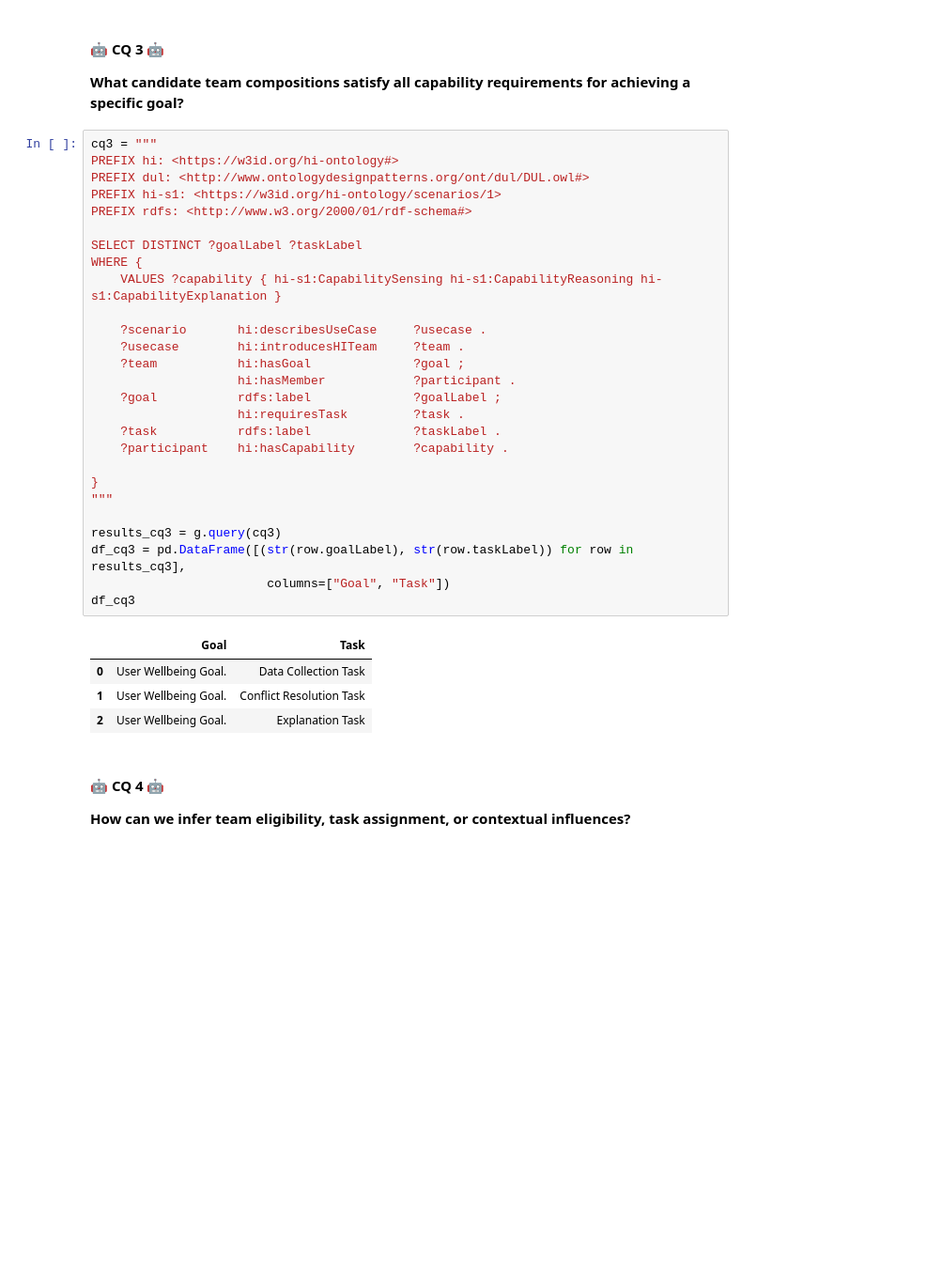
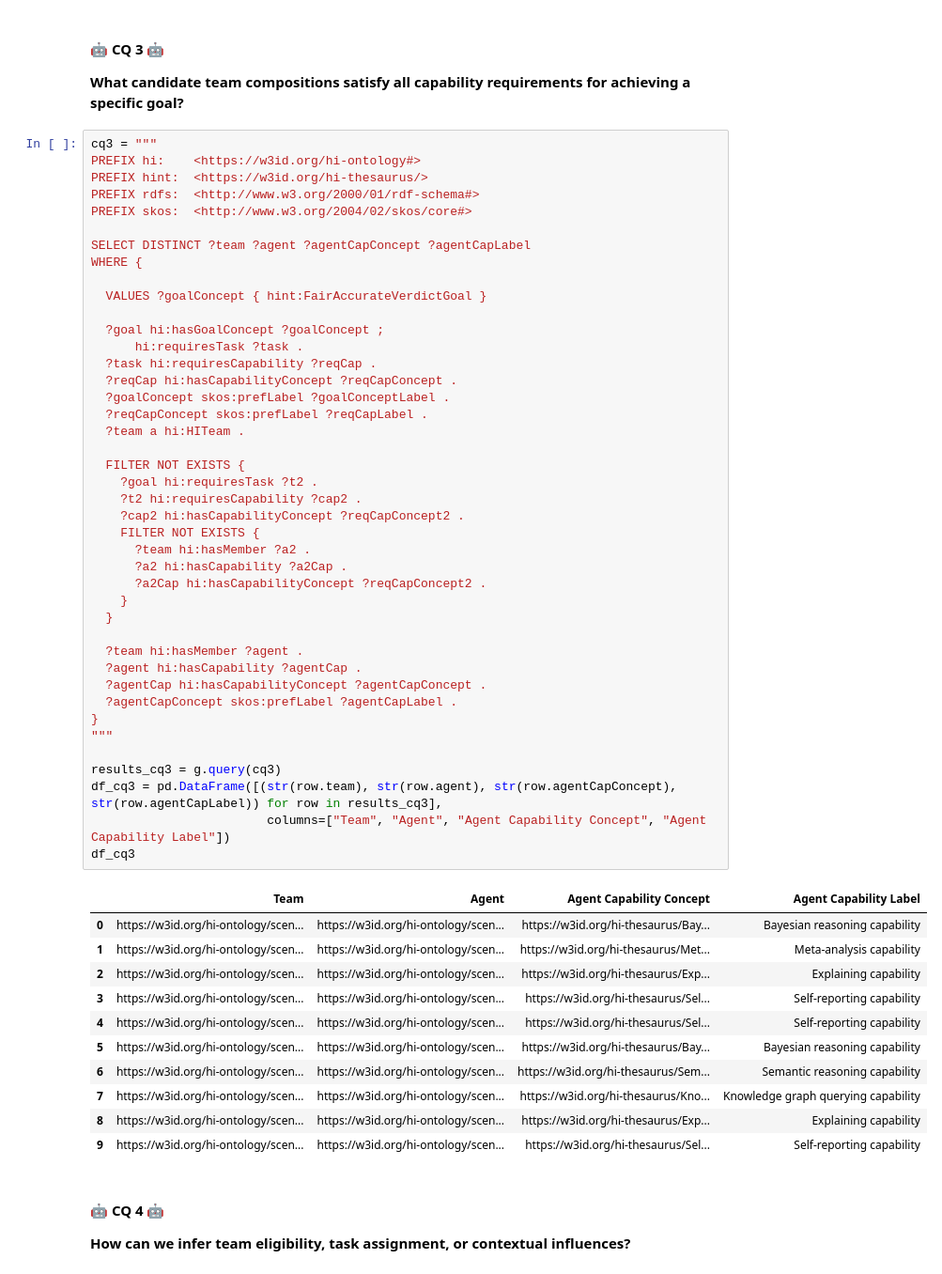
Before and after one commit to kai-vu/Hybrid-Intelligence-Ontology, a Jupyter notebook: case_study/cqs.ipynb, the cells around one changed output. Shown: that part at 94% size. Saved outputs shown, nothing was run; the diff lists cells and outputs as text; blank space fills up the shorter version.

```diff
--- a/case_study/cqs.ipynb
+++ b/case_study/cqs.ipynb
@@ -122,36 +138,58 @@ df_cq2
 **What candidate team compositions satisfy all capability requirements for achieving a specific goal?**
 # %%
 cq3 = """
-PREFIX hi: <https://w3id.org/hi-ontology#>
-PREFIX dul: <http://www.ontologydesignpatterns.org/ont/dul/DUL.owl#>
-PREFIX hi-s1: <https://w3id.org/hi-ontology/scenarios/1>
-PREFIX rdfs: <http://www.w3.org/2000/01/rdf-schema#>
+PREFIX hi:    <https://w3id.org/hi-ontology#>
+PREFIX hint:  <https://w3id.org/hi-thesaurus/>
+PREFIX rdfs:  <http://www.w3.org/2000/01/rdf-schema#>
+PREFIX skos:  <http://www.w3.org/2004/02/skos/core#>
 
-SELECT DISTINCT ?goalLabel ?taskLabel
+SELECT DISTINCT ?team ?agent ?agentCapConcept ?agentCapLabel
 WHERE {
-    VALUES ?capability { hi-s1:CapabilitySensing hi-s1:CapabilityReasoning hi-s1:CapabilityExplanation }
 
-    ?scenario       hi:describesUseCase     ?usecase .
-    ?usecase        hi:introducesHITeam     ?team .
-    ?team           hi:hasGoal              ?goal ;
-                    hi:hasMember            ?participant .
-    ?goal           rdfs:label              ?goalLabel ;
-                    hi:requiresTask         ?task .
-    ?task           rdfs:label              ?taskLabel .
-    ?participant    hi:hasCapability        ?capability .
+  VALUES ?goalConcept { hint:FairAccurateVerdictGoal }
 
+  ?goal hi:hasGoalConcept ?goalConcept ;
+      hi:requiresTask ?task .
+  ?task hi:requiresCapability ?reqCap .
+  ?reqCap hi:hasCapabilityConcept ?reqCapConcept .
+  ?goalConcept skos:prefLabel ?goalConceptLabel .
+  ?reqCapConcept skos:prefLabel ?reqCapLabel .
+  ?team a hi:HITeam .
+
+  FILTER NOT EXISTS {
+    ?goal hi:requiresTask ?t2 .
+    ?t2 hi:requiresCapability ?cap2 .
+    ?cap2 hi:hasCapabilityConcept ?reqCapConcept2 .
+    FILTER NOT EXISTS {
+      ?team hi:hasMember ?a2 .
+      ?a2 hi:hasCapability ?a2Cap .
+      ?a2Cap hi:hasCapabilityConcept ?reqCapConcept2 .
+    }
+  }
+
+  ?team hi:hasMember ?agent .
+  ?agent hi:hasCapability ?agentCap .
+  ?agentCap hi:hasCapabilityConcept ?agentCapConcept .
+  ?agentCapConcept skos:prefLabel ?agentCapLabel .
 }
 """
 
 results_cq3 = g.query(cq3)
-df_cq3 = pd.DataFrame([(str(row.goalLabel), str(row.taskLabel)) for row in results_cq3],
-                        columns=["Goal", "Task"])
+df_cq3 = pd.DataFrame([(str(row.team), str(row.agent), str(row.agentCapConcept), str(row.agentCapLabel)) for row in results_cq3],
+                        columns=["Team", "Agent", "Agent Capability Concept", "Agent Capability Label"])
 df_cq3
 # %% [output]
-|  | Goal | Task |
-| 0 | User Wellbeing Goal. | Data Collection Task |
-| 1 | User Wellbeing Goal. | Conflict Resolution Task |
-| 2 | User Wellbeing Goal. | Explanation Task |
+|  | Team | Agent | Agent Capability Concept | Agent Capability Label |
+| 0 | https://w3id.org/hi-ontology/scen... | https://w3id.org/hi-ontology/scen... | https://w3id.org/hi-thesaurus/Bay... | Bayesian reasoning capability |
+| 1 | https://w3id.org/hi-ontology/scen... | https://w3id.org/hi-ontology/scen... | https://w3id.org/hi-thesaurus/Met... | Meta-analysis capability |
+| 2 | https://w3id.org/hi-ontology/scen... | https://w3id.org/hi-ontology/scen... | https://w3id.org/hi-thesaurus/Exp... | Explaining capability |
+| 3 | https://w3id.org/hi-ontology/scen... | https://w3id.org/hi-ontology/scen... | https://w3id.org/hi-thesaurus/Sel... | Self-reporting capability |
+| 4 | https://w3id.org/hi-ontology/scen... | https://w3id.org/hi-ontology/scen... | https://w3id.org/hi-thesaurus/Sel... | Self-reporting capability |
+| 5 | https://w3id.org/hi-ontology/scen... | https://w3id.org/hi-ontology/scen... | https://w3id.org/hi-thesaurus/Bay... | Bayesian reasoning capability |
+| 6 | https://w3id.org/hi-ontology/scen... | https://w3id.org/hi-ontology/scen... | https://w3id.org/hi-thesaurus/Sem... | Semantic reasoning capability |
+| 7 | https://w3id.org/hi-ontology/scen... | https://w3id.org/hi-ontology/scen... | https://w3id.org/hi-thesaurus/Kno... | Knowledge graph querying capability |
+| 8 | https://w3id.org/hi-ontology/scen... | https://w3id.org/hi-ontology/scen... | https://w3id.org/hi-thesaurus/Exp... | Explaining capability |
+| 9 | https://w3id.org/hi-ontology/scen... | https://w3id.org/hi-ontology/scen... | https://w3id.org/hi-thesaurus/Sel... | Self-reporting capability |
 # %% [markdown]
 #### 🤖 CQ 4 🤖
 
```
Also changed, not shown: parts of 3 cells of this notebook, 2 other files.
